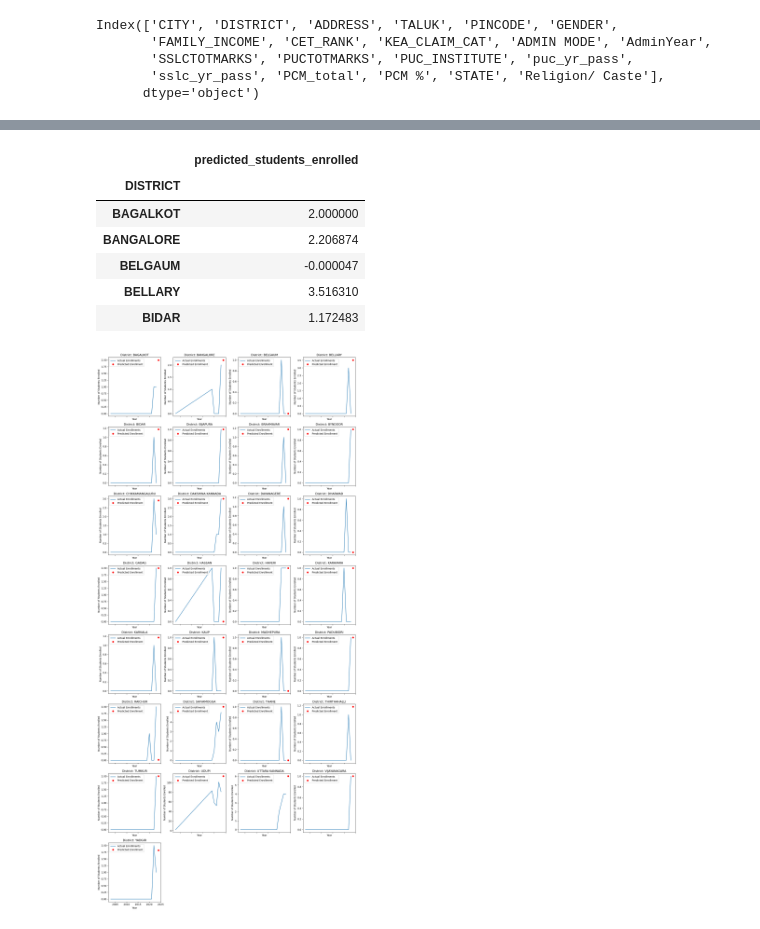
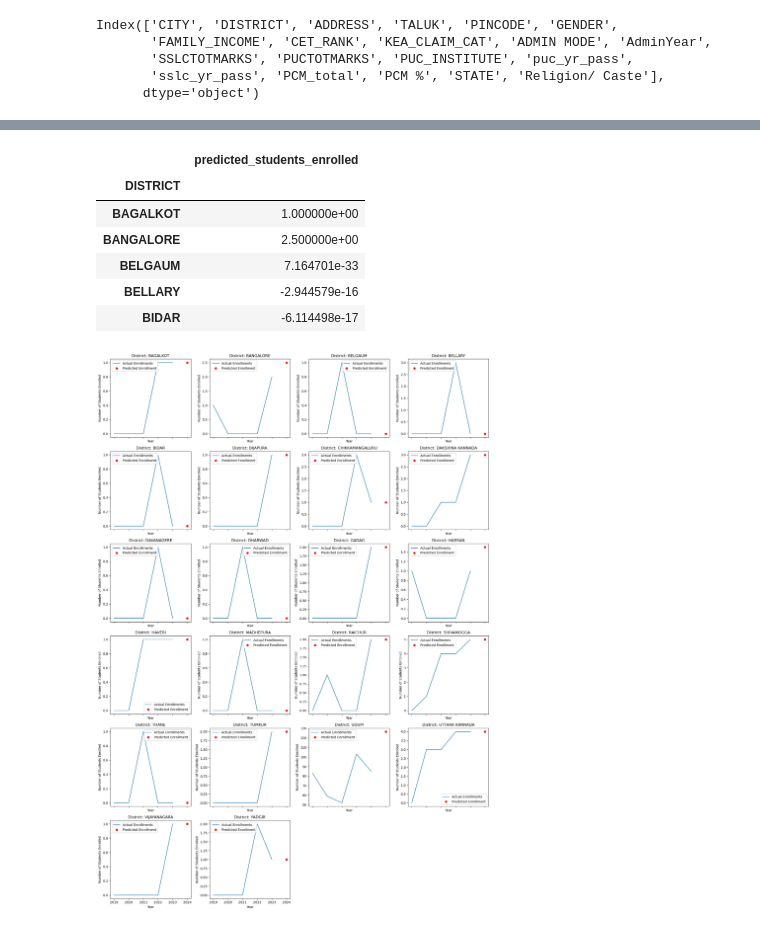
Before and after one commit to Omikar243/RAMACHANDRA-NA-BHAKTARU, a Jupyter notebook: Sarima_Real.ipynb, the cells around one changed output, grey strips where cells are left out. Cells and saved outputs as stored; diff of their text form; code cells hidden in the pictures.

```diff
--- a/Sarima_Real.ipynb
+++ b/Sarima_Real.ipynb
@@ -5,7 +5,7 @@ from statsmodels.tsa.statespace.sarimax import SARIMAX
 import matplotlib.pyplot as plt
 
 # Load the CSV file into a DataFrame
-df = pd.read_csv('final.csv')
+df = pd.read_csv('final_data.csv')
 df.columns
 # %% [output]
 Index(['CITY', 'DISTRICT', 'ADDRESS', 'TALUK', 'PINCODE', 'GENDER',
@@ -62,7 +61,7 @@ for district in pivot_data.columns:
             print(f"Modeling {district} with {len(ts.dropna())} data points")
 
             # SARIMA model with seasonal_order=(1, 1, 1, 1) for yearly data
-            model = SARIMAX(ts, order=(1, 1, 1), seasonal_order=(1, 1, 1, 2))
+            model = SARIMAX(ts, order=(1, 1, 1), seasonal_order=(1, 1, 1, 5))
             model_fit = model.fit(disp=False)  # disp=False to avoid warning about convergence
 
             # Forecasting one step ahead
@@ -112,11 +104,11 @@ predictions_df.head()
 # %% [output]
 |  | predicted_students_enrolled |
 | DISTRICT |  |
-| BAGALKOT | 2.000000 |
-| BANGALORE | 2.206874 |
-| BELGAUM | -0.000047 |
-| BELLARY | 3.516310 |
-| BIDAR | 1.172483 |
+| BAGALKOT | 1.000000e+00 |
+| BANGALORE | 2.500000e+00 |
+| BELGAUM | 7.164701e-33 |
+| BELLARY | -2.944579e-16 |
+| BIDAR | -6.114498e-17 |
 # %%
 import matplotlib.pyplot as plt
 import numpy as np
@@ -126,32 +118,32 @@ num_districts = len(predictions_df.index)
 
 # Determine the number of rows and columns
 n_cols = 4
 n_rows = int(np.ceil(num_districts / n_cols))
 
 # Create a figure and a grid of subplots
-fig, axes = plt.subplots(n_rows, n_cols, figsize=(15, 4 * n_rows), sharex=True)
+fig, axes = plt.subplots(n_rows, n_cols, figsize=(17, 4 * n_rows), sharex=True)
 
 # Flatten axes array for easier indexing
 axes = axes.flatten()
 
 # Loop through each district and plot the data
 for i, district in enumerate(predictions_df.index):
     ts = pivot_data[district].dropna()
     ax = axes[i]
     ax.plot(ts.index, ts, label='Actual Enrollments')
     if district in predictions:
         ax.plot(ts.index[-1] + 1, predictions[district], 'ro', label='Predicted Enrollment')
     ax.set_title(f'District: {district}')
     ax.set_xlabel('Year')
     ax.set_ylabel('Number of Students Enrolled')
     ax.legend()
 
 # Hide any unused subplots
 for j in range(num_districts, len(axes)):
     axes[j].axis('off')
 
 # Adjust layout for better spacing
 plt.tight_layout()
 plt.show()
 # %% [output]
-[figure, old version]
+[figure, new version]
```
Also changed, not shown: parts of 3 cells of this notebook, 1 other file.
